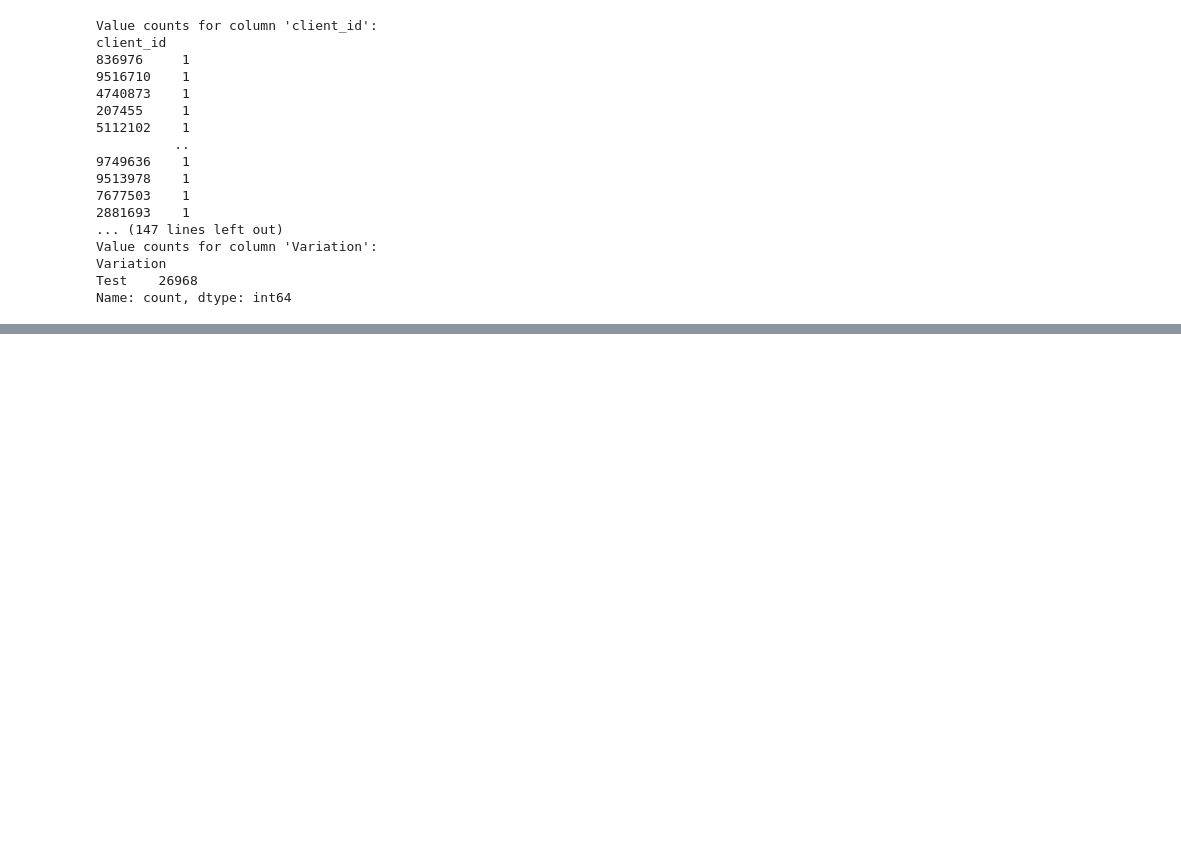
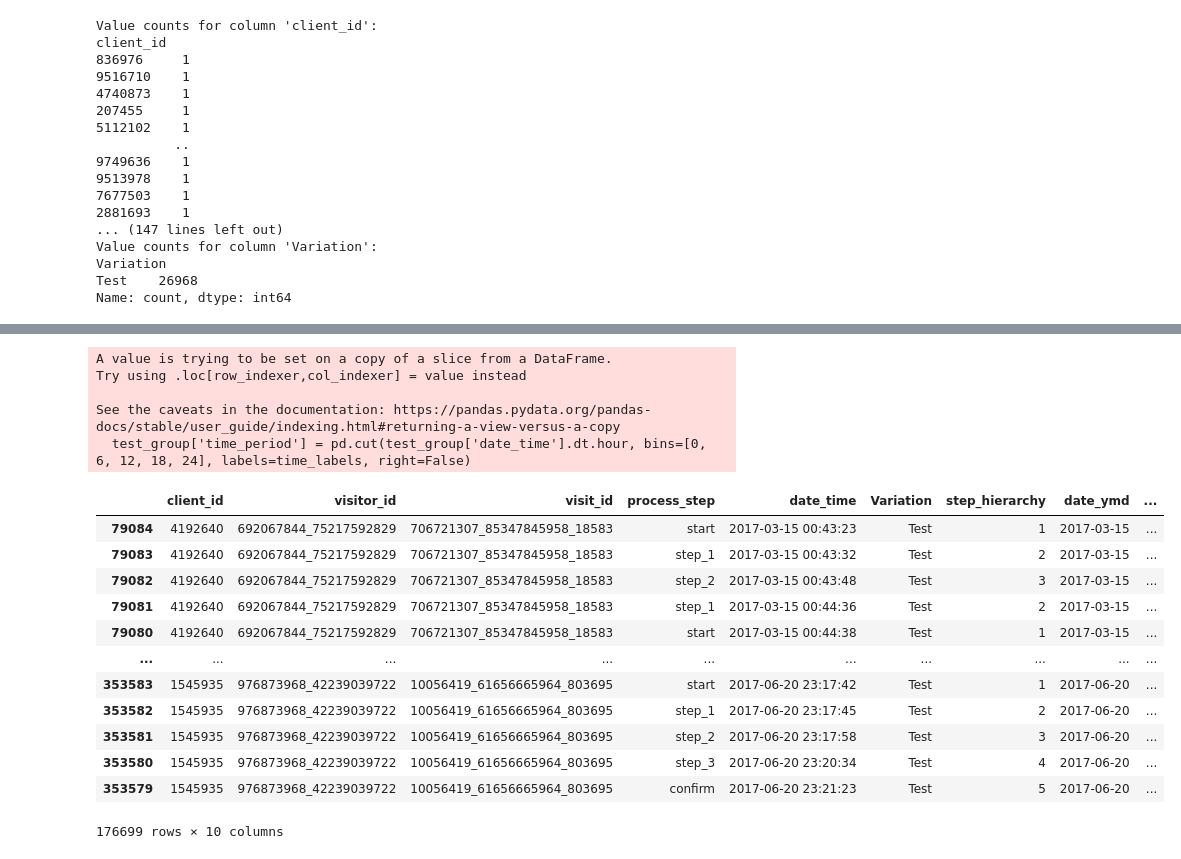
Before and after one commit to DarceeAnne/Vanguard_Investment_AB_Testing, a Jupyter notebook: Vanguard_Investment_AB_Testing.ipynb, the cells around one changed output, grey strips where cells are left out. Cells and saved outputs as stored; diff of their text form; code cells hidden in the pictures; blank space fills up the shorter version.

```diff
--- a/Vanguard_Investment_AB_Testing.ipynb
+++ b/Vanguard_Investment_AB_Testing.ipynb
@@ -597,0 +645,37 @@ Name: count, dtype: int64
+# %%
+#For TEST group
+# Create a new column with the time of day
+# Assuming result_df_1['date_time'] contains datetime objects
+# Define time ranges for each period of the day
+
+time_ranges = [
+    (0, 6),     # Night: 12:00 AM - 5:59 AM
+    (6, 12),    # Morning: 6:00 AM - 11:59 AM
+    (12, 18),   # Afternoon: 12:00 PM - 5:59 PM
+    (18, 24)    # Evening: 6:00 PM - 11:59 PM
+]
+
+# Define corresponding labels for each period of the day
+time_labels = ['Night', 'Morning', 'Afternoon', 'Evening']
+# Categorize each datetime object into a time period
+test_group['time_period'] = pd.cut(test_group['date_time'].dt.hour, bins=[0, 6, 12, 18, 24], labels=time_labels, right=False)
+display(test_group)
+# %% [output]
+A value is trying to be set on a copy of a slice from a DataFrame.
+Try using .loc[row_indexer,col_indexer] = value instead
+
+See the caveats in the documentation: https://pandas.pydata.org/pandas-docs/stable/user_guide/indexing.html#returning-a-view-versus-a-copy
+  test_group['time_period'] = pd.cut(test_group['date_time'].dt.hour, bins=[0, 6, 12, 18, 24], labels=time_labels, right=False)
+|  | client_id | visitor_id | visit_id | process_step | date_time | Variation | step_hierarchy | date_ymd | ... |
+| 79084 | 4192640 | 692067844_75217592829 | 706721307_85347845958_18583 | start | 2017-03-15 00:43:23 | Test | 1 | 2017-03-15 | ... |
+| 79083 | 4192640 | 692067844_75217592829 | 706721307_85347845958_18583 | step_1 | 2017-03-15 00:43:32 | Test | 2 | 2017-03-15 | ... |
+| 79082 | 4192640 | 692067844_75217592829 | 706721307_85347845958_18583 | step_2 | 2017-03-15 00:43:48 | Test | 3 | 2017-03-15 | ... |
+| 79081 | 4192640 | 692067844_75217592829 | 706721307_85347845958_18583 | step_1 | 2017-03-15 00:44:36 | Test | 2 | 2017-03-15 | ... |
+| 79080 | 4192640 | 692067844_75217592829 | 706721307_85347845958_18583 | start | 2017-03-15 00:44:38 | Test | 1 | 2017-03-15 | ... |
+| ... | ... | ... | ... | ... | ... | ... | ... | ... | ... |
+| 353583 | 1545935 | 976873968_42239039722 | 10056419_61656665964_803695 | start | 2017-06-20 23:17:42 | Test | 1 | 2017-06-20 | ... |
+| 353582 | 1545935 | 976873968_42239039722 | 10056419_61656665964_803695 | step_1 | 2017-06-20 23:17:45 | Test | 2 | 2017-06-20 | ... |
+| 353581 | 1545935 | 976873968_42239039722 | 10056419_61656665964_803695 | step_2 | 2017-06-20 23:17:58 | Test | 3 | 2017-06-20 | ... |
+| 353580 | 1545935 | 976873968_42239039722 | 10056419_61656665964_803695 | step_3 | 2017-06-20 23:20:34 | Test | 4 | 2017-06-20 | ... |
+| 353579 | 1545935 | 976873968_42239039722 | 10056419_61656665964_803695 | confirm | 2017-06-20 23:21:23 | Test | 5 | 2017-06-20 | ... |
+176699 rows × 10 columns
```
Also changed, not shown: parts of 35 cells of this notebook.
